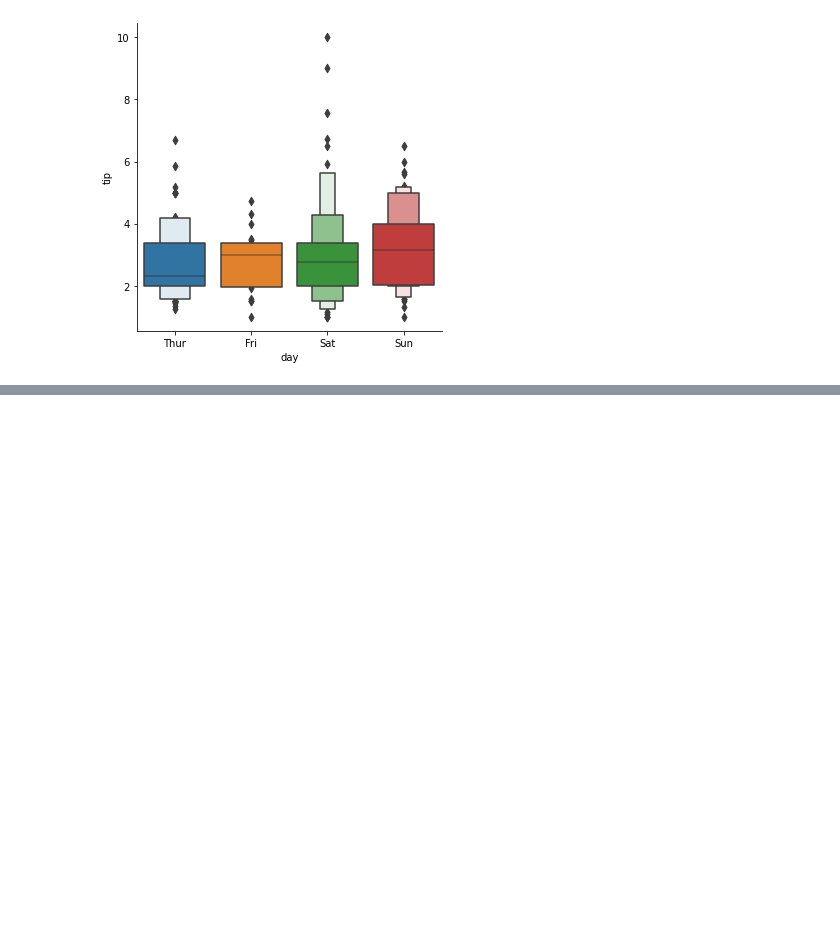
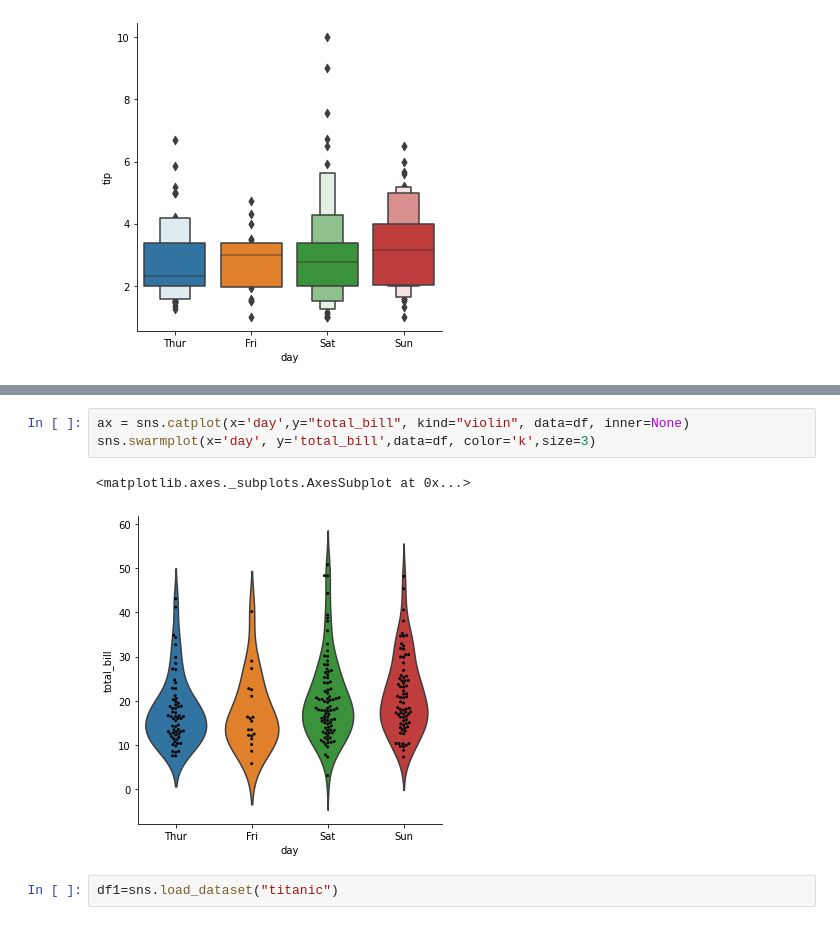
Before and after one commit to nileshjd2202/Data-Science, a Jupyter notebook: python/Seaborn.ipynb, the cells around one changed output, grey strips where cells are left out. Saved outputs shown, nothing was run; the diff lists cells and outputs as text; blank space fills up the shorter version.

```diff
--- a/python/Seaborn.ipynb
+++ b/python/Seaborn.ipynb
@@ -112,0 +119,8 @@ sns.catplot(x='day', y='tip', kind='boxen', data=df)
+# %%
+ax = sns.catplot(x='day',y="total_bill", kind="violin", data=df, inner=None)
+sns.swarmplot(x='day', y='total_bill',data=df, color='k',size=3)
+# %% [output]
+<matplotlib.axes._subplots.AxesSubplot at 0x...>
+[figure, added]
+# %%
+df1=sns.load_dataset("titanic")
```
Also changed, not shown: parts of 14 cells of this notebook.
